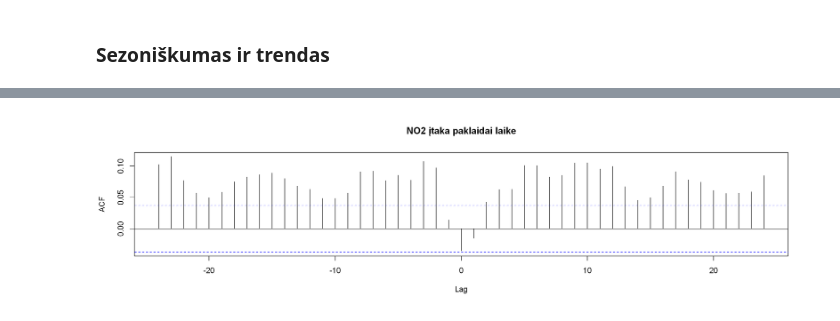
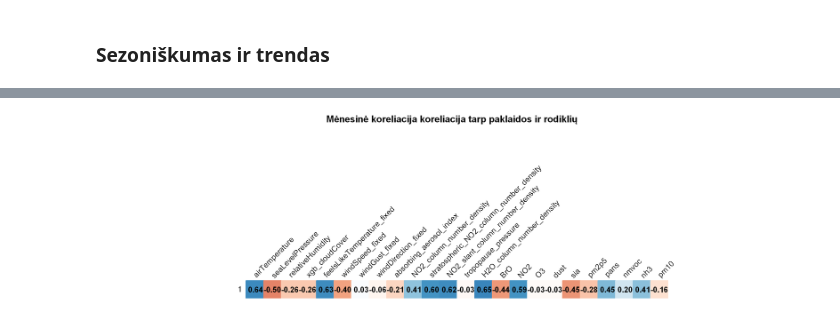
Before and after one commit to rugcer04/Duomenu_mokslo_projektas, a Jupyter notebook: code/R/EDA/dependency_analysis.ipynb, the cells around one changed output, grey strips where cells are left out. Saved outputs shown, nothing was run; the diff lists cells and outputs as text; code cells hidden in the pictures.

```diff
--- a/code/R/EDA/dependency_analysis.ipynb
+++ b/code/R/EDA/dependency_analysis.ipynb
@@ -136,0 +126,6 @@ corrplot(t(cor_rez), method = 'number', tl.srt = 45, tl.col = 'black', cl.pos =
+# %%
+data_by_month <- data_with_error %>%
+    select(-t2m) %>%
+    group_by(year = year(time), month = month(time)) %>%
+    summarise(across(where(is.numeric), ~mean(., na.rm = TRUE)), .groups = "drop")
+head(data_by_month)
@@ -136,0 +142,7 @@ corrplot(t(cor_rez), method = 'number', tl.srt = 45, tl.col = 'black', cl.pos =
+# %%
+x_monthly <- data_by_month %>%
+  select(where(is.numeric)) %>%
+  select(-year, -month, -xgb_precipitation, -tp, -tp_lag, -ts_error)
+
+cor_rez_month <- cor(x_monthly, data_by_month$ts_error, use = "complete.obs", method = "spearman")
+cor_rez_month
@@ -137,4 +167,6 @@ corrplot(t(cor_rez), method = 'number', tl.srt = 45, tl.col = 'black', cl.pos =
+# %%
+corrplot(t(cor_rez_month), method = 'color', addCoef.col = "black", tl.srt = 45, tl.col = 'black', cl.pos = 'n', title = "Mėnesinė koreliacija koreliacija tarp paklaidos ir rodiklių", mar = c(0,0,1,0))
+# %% [output]
+[figure, added]
 # %%
-ccf(data_clean$nh3, data_clean$ts_error, lag.max = 24, na.action = na.pass, main = "NO2 įtaka paklaidai laike")
+# ccf(data_clean$nh3, data_clean$ts_error, lag.max = 24, na.action = na.pass, main = "NO2 įtaka paklaidai laike")
-# %% [output]
-[figure, removed]
```
Also changed, not shown: parts of 17 cells of this notebook.
